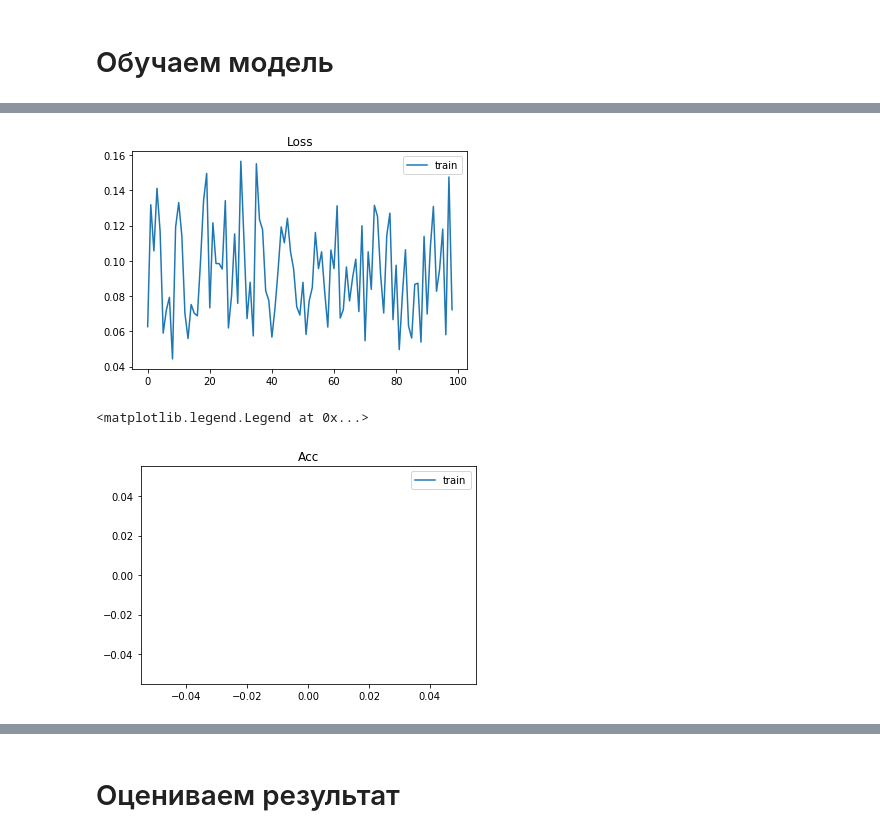
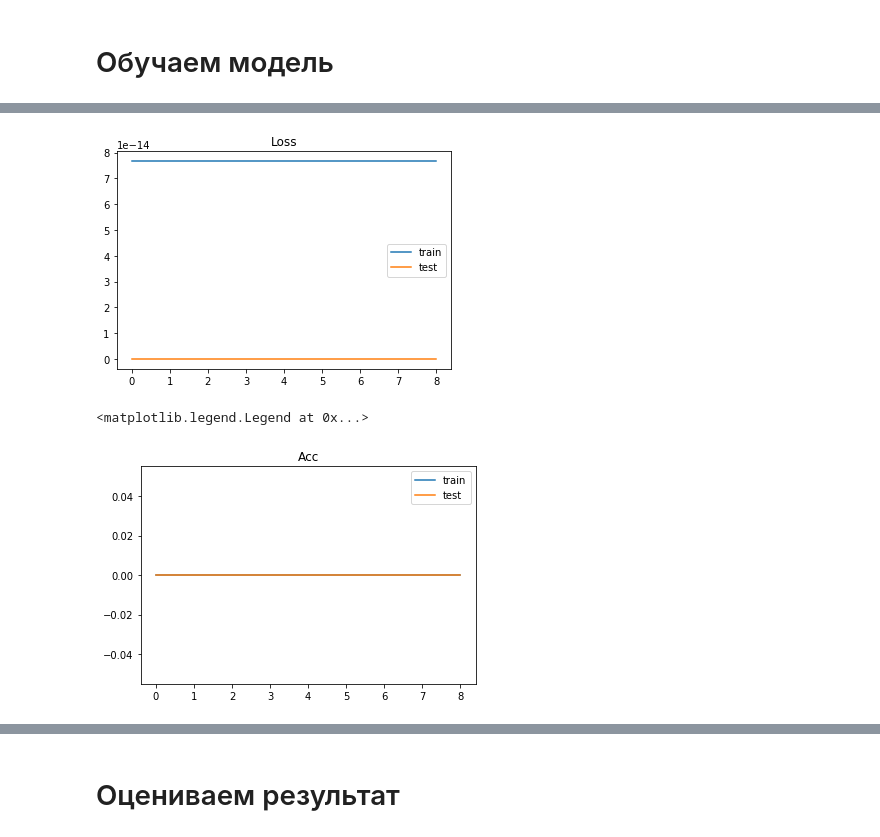
Before and after one commit to GitDimONE/Tech_ANN, a Jupyter notebook: 1_Lecture/01_Homework_Template.ipynb, the cells around one changed output, grey strips where cells are left out. Drawn from its saved outputs; the diff is of its cells as text; code cells hidden in the pictures.

```diff
--- a/1_Lecture/01_Homework_Template.ipynb
+++ b/1_Lecture/01_Homework_Template.ipynb
@@ -93,19 +81,25 @@ def sgd(x, y, weight):
 # %%
 # Logloss calculation
-def lgs(x, y, weight):
-    return np.log(1 + np.exp(-y*np.dot(weight.T, x)))
+def logloss(x, y, weight):
+    buffer = 0
+    for i,img in enumerate(x):
+        buffer += np.log(1 + np.exp(-y[i]*np.dot(weight.T, img)))
+    return buffer
 # %%
-# Learning steps
-learn_rate = 0.001
-def lrn_step(x, y, weight):
-    return learn_rate*sgd(x, y, weight)
+# SGD
+def SGD(x, y, weight):
+    return learn_rate*grad(x, y, weight)
 # %%
-def accuracy(x, y, weight, treshold):
+def accuracy(x, y, weight):
     n_all = x.shape[0]
     n_true = 0
-    for row in x:
-        activation = 1/(1+np.exp(-y*np.dot(weight.T, row)))
-        if activation > treshold:
+    for i,img in enumerate(x):
+        probability = 1/(1+np.exp(-y[i]*np.dot(weight.T, img)))
+        if probability > 0.5:
+            y_predicted = 1
+        else:
+            y_predicted = -1
+        if (y_predicted == y[i]):
             n_true += 1
     return n_true/n_all
 # %%
@@ -135,0 +133,9 @@ TypeError: 'numpy.ndarray' object is not callable
+# %%
+# Launch
+batch_size = 10
+num_of_epoch = 100
+reg_param = 0.01
+learn_rate = 0.001
+
+cross_validation(data, labels)
+loss_train, loss_valid, acc_train, acc_valid = launch_train(w)
@@ -136,7 +146,7 @@ TypeError: 'numpy.ndarray' object is not callable
 # %%
 plt.title('Loss')
 plt.plot(loss_train, label='train')
-#plt.plot(loss_valid, label='test')
+plt.plot(loss_valid, label='test')
 plt.legend()
 
 print("Training Loss: ", loss_train[-1])
@@ -145,11 +155,11 @@ Training Loss:  0.07226780487082851
-[figure, old version]
+[figure, new version]
 # %%
 plt.title('Acc')
 plt.plot(acc_train, label='train')
-#plt.plot(acc_valid, label='test')
+plt.plot(acc_valid, label='test')
 plt.legend()
 # %% [output]
 <matplotlib.legend.Legend at 0x...>
-[figure, old version]
+[figure, new version]
 # %%
 def predict(x):
```
Also changed, not shown: parts of 11 cells of this notebook.
